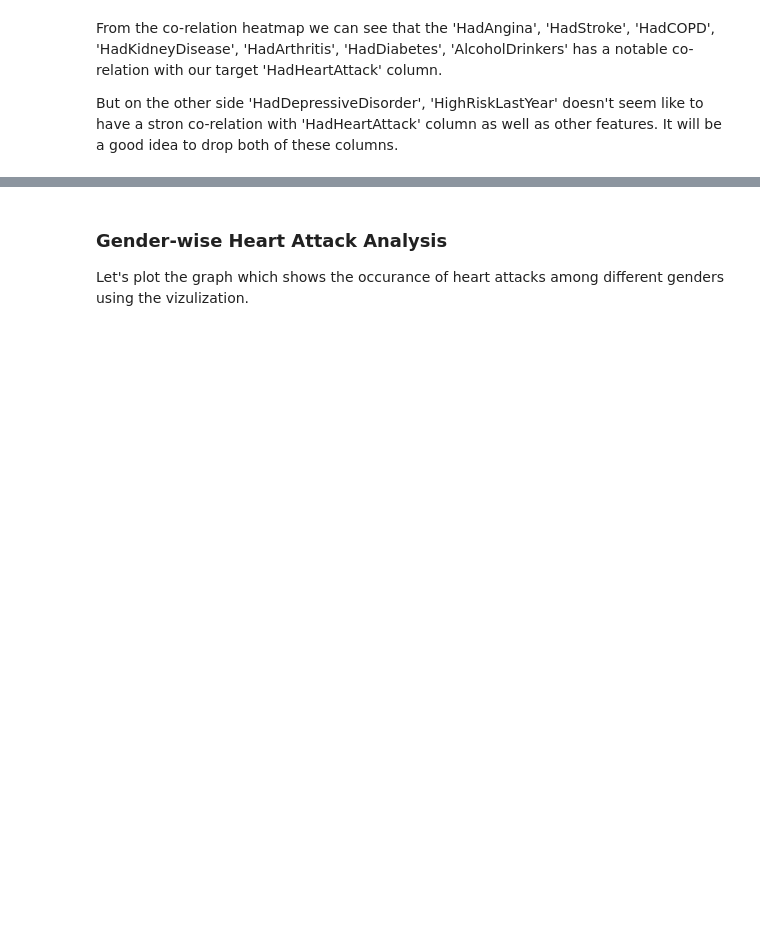
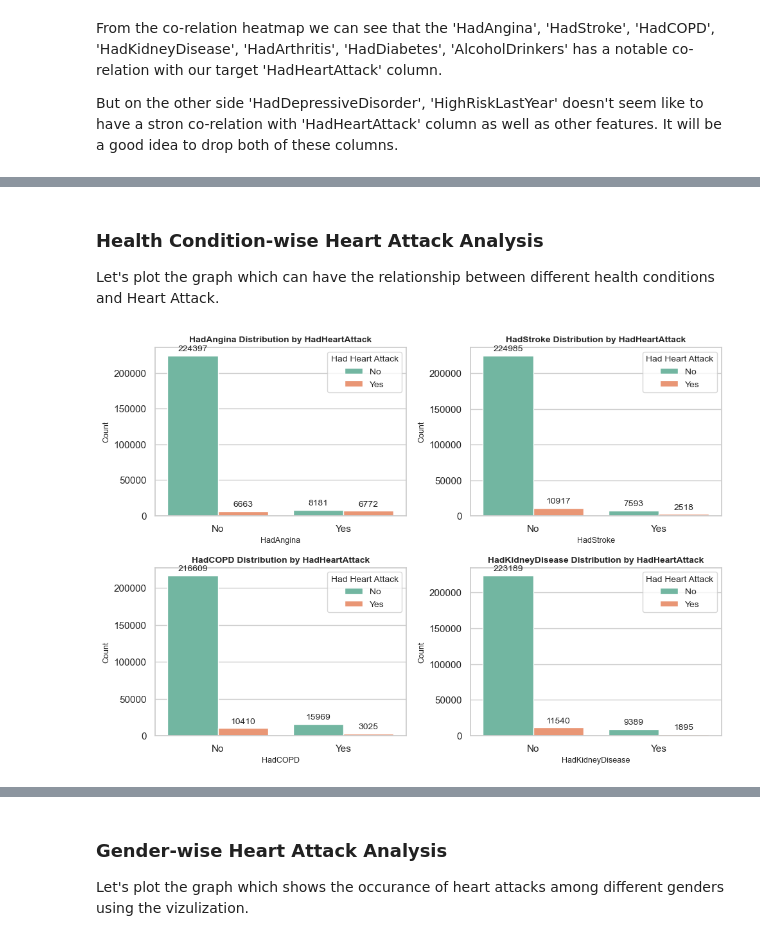
Before and after one commit to nikbhavsar/Heart-Attack-Prediction, a Jupyter notebook: Notebooks/2_AdvancedEDA_DataProcessing.ipynb, the cells around one changed output, grey strips where cells are left out. Cells and saved outputs as stored; diff of their text form; code cells hidden in the pictures; blank space fills up the shorter version.

```diff
--- a/Notebooks/2_AdvancedEDA_DataProcessing.ipynb
+++ b/Notebooks/2_AdvancedEDA_DataProcessing.ipynb
@@ -134,0 +143,27 @@ memory usage: 37.5+ MB
+# %% [markdown]
+### Health Condition-wise Heart Attack Analysis
+Let's plot the graph which can have the relationship between different health conditions and Heart Attack.
+# %%
+plt.figure(figsize=(10, 10))
+sns.set(style='whitegrid')
+risk_factors = ['HadAngina', 'HadStroke', 'HadCOPD', 'HadKidneyDisease']
+palette = 'Set2'
+
+for i, risk_factor in enumerate(risk_factors, 1):
+    plt.subplot(3, 2, i)
+    x = sns.countplot(data=df, x=risk_factor, hue='HadHeartAttack', palette=palette)
+    plt.title(f"{risk_factor} Distribution by HadHeartAttack", fontsize=10, fontweight='bold')
+    plt.xlabel(risk_factor, fontsize=9)
+    plt.ylabel("Count", fontsize=9)
+
+    # Add percentage labels
+    for container in x.containers:
+        x.bar_label(container, label_type='edge', fontsize=10, padding=3, fmt='%.0f')
+
+    # Format legend
+    plt.legend(title='Had Heart Attack', fontsize=10, title_fontsize='10')
+
+plt.tight_layout()
+plt.show()
+# %% [output]
+[figure, added]
```
Also changed, not shown: parts of 6 cells of this notebook, 2 other files.
